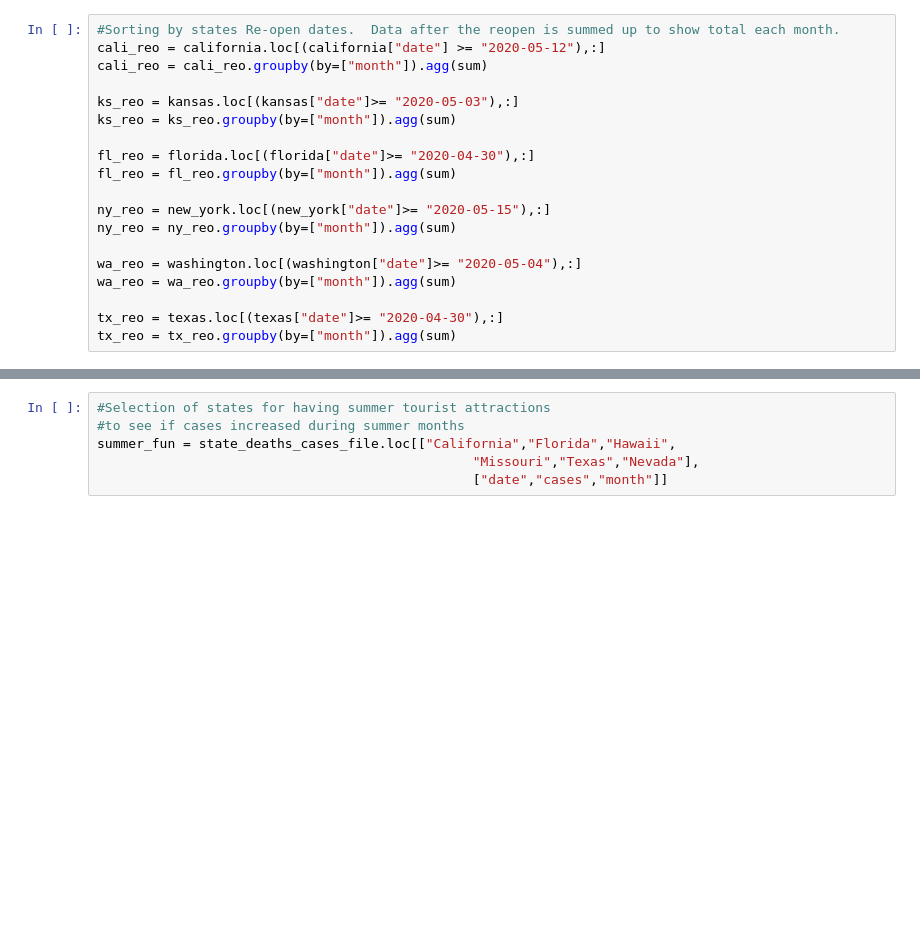
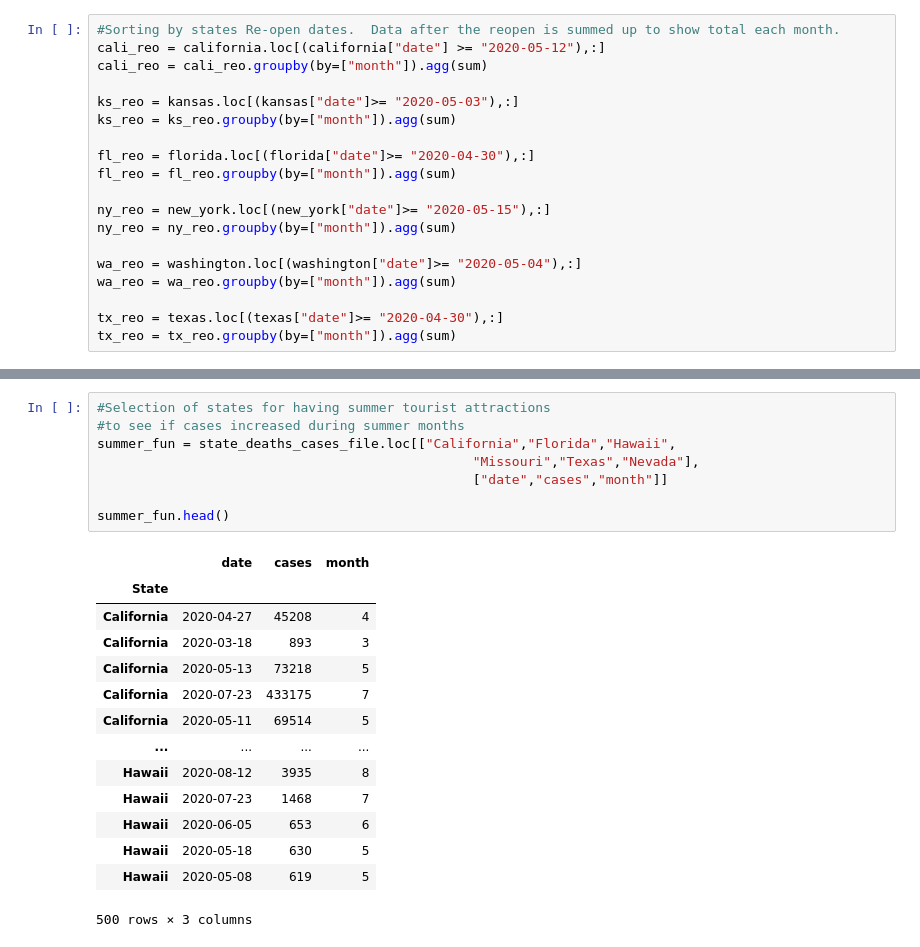
Before and after one commit to jamisonunruh24/Project-1, a Jupyter notebook: Data Clean up.ipynb, the cells around one changed output, grey strips where cells are left out. Cells and saved outputs as stored; diff of their text form; blank space fills up the shorter version.

```diff
--- a/Data Clean up.ipynb
+++ b/Data Clean up.ipynb
@@ -221,6 +342,23 @@ states_late_lock
 # %%
 #Selection of states for having summer tourist attractions
 #to see if cases increased during summer months
 summer_fun = state_deaths_cases_file.loc[["California","Florida","Hawaii",
                                                 "Missouri","Texas","Nevada"],
                                                 ["date","cases","month"]]
+
+summer_fun.head()
+# %% [output]
+|  | date | cases | month |
+| State |  |  |  |
+| California | 2020-04-27 | 45208 | 4 |
+| California | 2020-03-18 | 893 | 3 |
+| California | 2020-05-13 | 73218 | 5 |
+| California | 2020-07-23 | 433175 | 7 |
+| California | 2020-05-11 | 69514 | 5 |
+| ... | ... | ... | ... |
+| Hawaii | 2020-08-12 | 3935 | 8 |
+| Hawaii | 2020-07-23 | 1468 | 7 |
+| Hawaii | 2020-06-05 | 653 | 6 |
+| Hawaii | 2020-05-18 | 630 | 5 |
+| Hawaii | 2020-05-08 | 619 | 5 |
+500 rows × 3 columns
```
Also changed, not shown: parts of 12 cells of this notebook.
